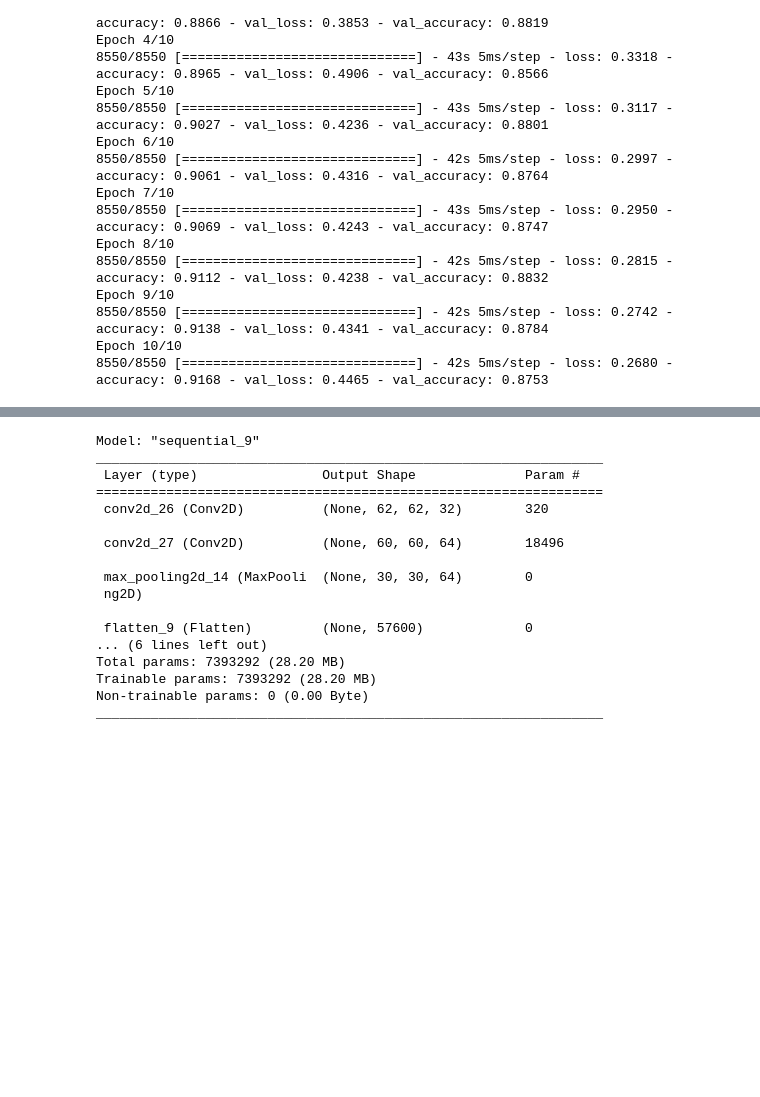
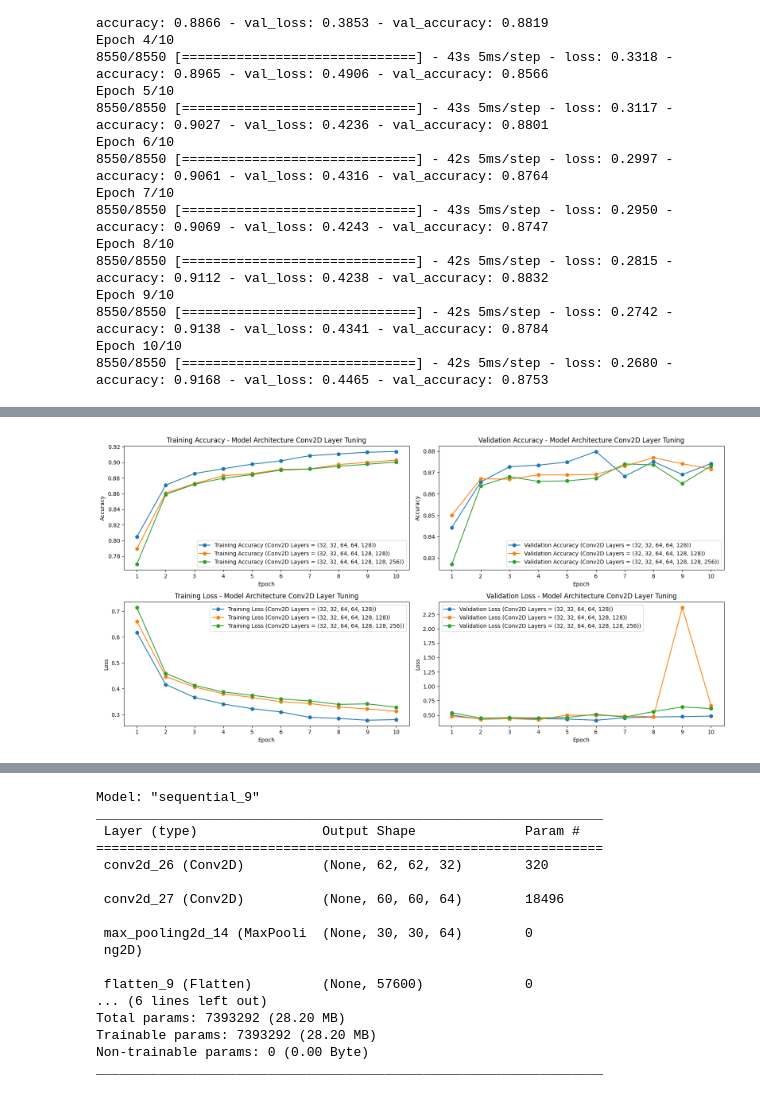
Before and after one commit to np-overflow/ml-skribbl, a Jupyter notebook: ai/model_gen.ipynb, the cells around one changed output, grey strips where cells are left out. Drawn from its saved outputs; the diff is of its cells as text; code cells hidden in the pictures; blank space fills up the shorter version.

```diff
--- a/ai/model_gen.ipynb
+++ b/ai/model_gen.ipynb
@@ -2634,0 +2829,9 @@ Epoch 10/10
+# %%
+histories = [historyInput1, historyInput2, historyInput3]
+title = 'Model Architecture Conv2D Layer Tuning'
+hyperparam_name = 'Conv2D Layers'
+hyperparam_values = [(32,32,64,64,128), (32,32,64,64,128,128), (32,32,64,64,128,128,256)]
+
+plotFromHistories(histories, title, hyperparam_name, hyperparam_values)
+# %% [output]
+[figure, added]
```
Also changed, not shown: parts of 30 cells of this notebook.
